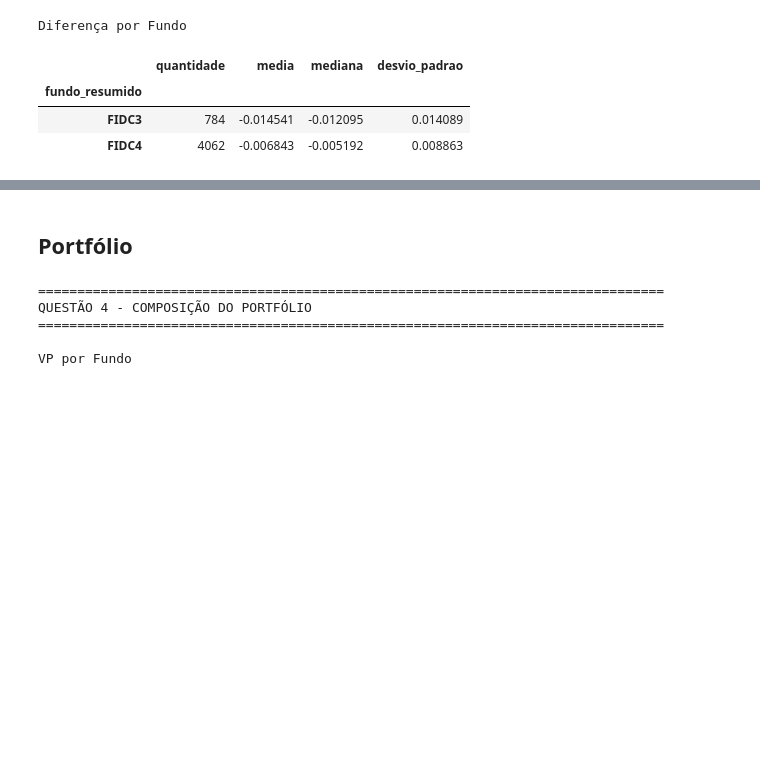
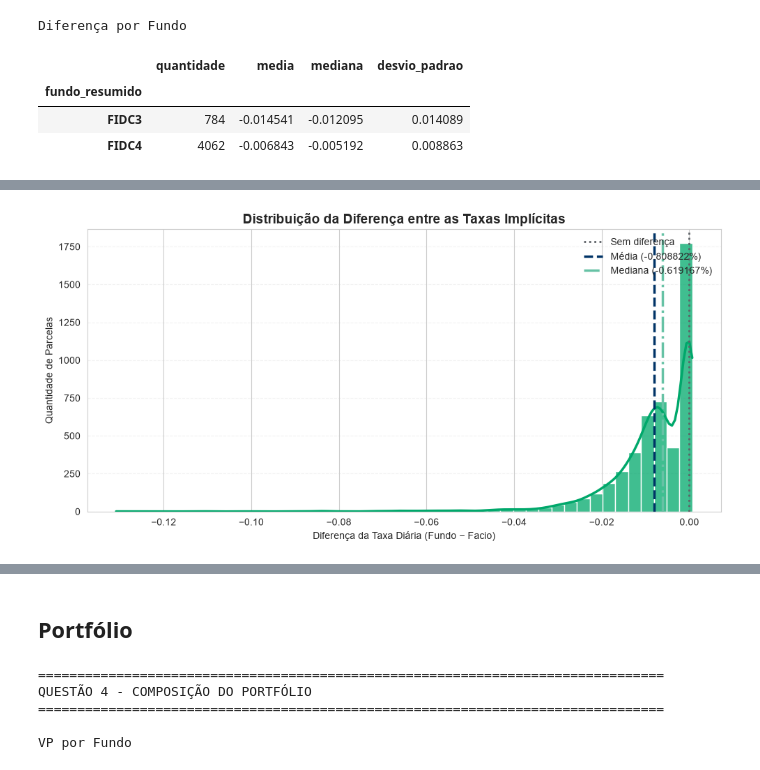
Before and after one commit to caahpaiva/case_facio_financial_reconciliation, a Jupyter notebook: notebooks/01_reconciliation_analysis.ipynb, the cells around one changed output, grey strips where cells are left out. Cells and saved outputs as stored; diff of their text form; code cells hidden in the pictures; blank space fills up the shorter version.

```diff
--- a/notebooks/01_reconciliation_analysis.ipynb
+++ b/notebooks/01_reconciliation_analysis.ipynb
@@ -781,3 +1000,98 @@ Diferença por Fundo
 | fundo_resumido |  |  |  |  |
 | FIDC3 | 784 | -0.014541 | -0.012095 | 0.014089 |
 | FIDC4 | 4062 | -0.006843 | -0.005192 | 0.008863 |
+# %%
+# =============================================================================
+# DISTRIBUIÇÃO DA DIFERENÇA ENTRE AS TAXAS
+# =============================================================================
+
+taxa_df = df[df["i_diff"].notna()].copy()
+
+print("=" * 80)
+print("DISTRIBUIÇÃO DA DIFERENÇA ENTRE AS TAXAS")
+print("=" * 80)
+
+display(
+    taxa_df["i_diff"].describe(
+        percentiles=[0.25, 0.50, 0.75, 0.90, 0.95, 0.99]
+    )
+)
+
+media = taxa_df["i_diff"].mean()
+mediana = taxa_df["i_diff"].median()
+
+plt.figure(figsize=(10,5))
+
+# Histograma
+sns.histplot(
+    data=taxa_df,
+    x="i_diff",
+    bins=45,
+    stat="count",
+    color="#00A86B",
+    edgecolor="white",
+    alpha=0.75,
+    kde=True,
+    line_kws={
+        "color": "#003366",
+        "linewidth": 2.5
+    }
+)
+
+# Linha ZERO
+plt.axvline(
+    0,
+    color="#5F6368",
+    linestyle=":",
+    linewidth=2,
+    label="Sem diferença"
+)
+
+# Média
+plt.axvline(
+    media,
+    color="#003366",
+    linestyle="--",
+    linewidth=2.5,
+    label=f"Média ({media:.6%})"
+)
+
+# Mediana
+plt.axvline(
+    mediana,
+    color="#66C2A5",
+    linestyle="-.",
+    linewidth=2.5,
+    label=f"Mediana ({mediana:.6%})"
+)
+
+plt.title(
+    "Distribuição da Diferença entre as Taxas Implícitas",
+    fontsize=14,
+    fontweight="bold"
+)
+
+plt.xlabel("Diferença da Taxa Diária (Fundo − Facio)")
+plt.ylabel("Quantidade de Parcelas")
+
+plt.grid(
+    axis="y",
+    linestyle="--",
+    alpha=.25
+)
+
+plt.legend(
+    frameon=False,
+    loc="upper right"
+)
+
+plt.tight_layout()
+
+plt.savefig(
+    OUT / "figures" / "distribuicao_delta_taxa.png",
+    dpi=300,
+    bbox_inches="tight"
+)
+
+plt.show()
+# %% [output]
@@ -783,0 +1113 @@ Diferença por Fundo
+[figure, added]
```
Also changed, not shown: parts of 21 cells of this notebook, 5 other files.
